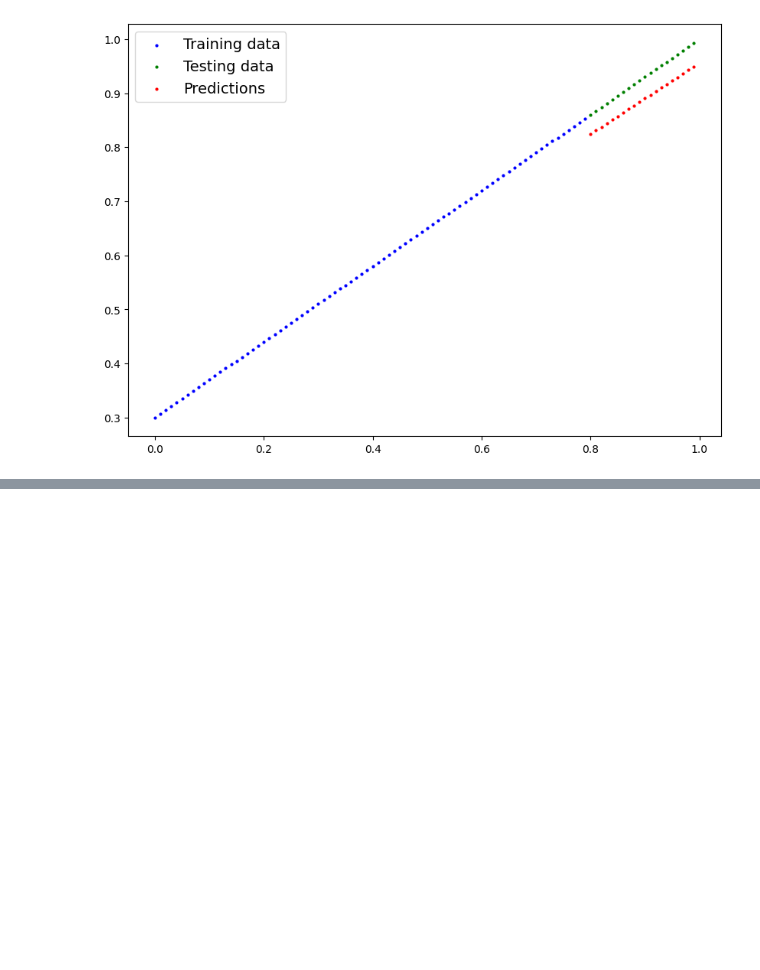
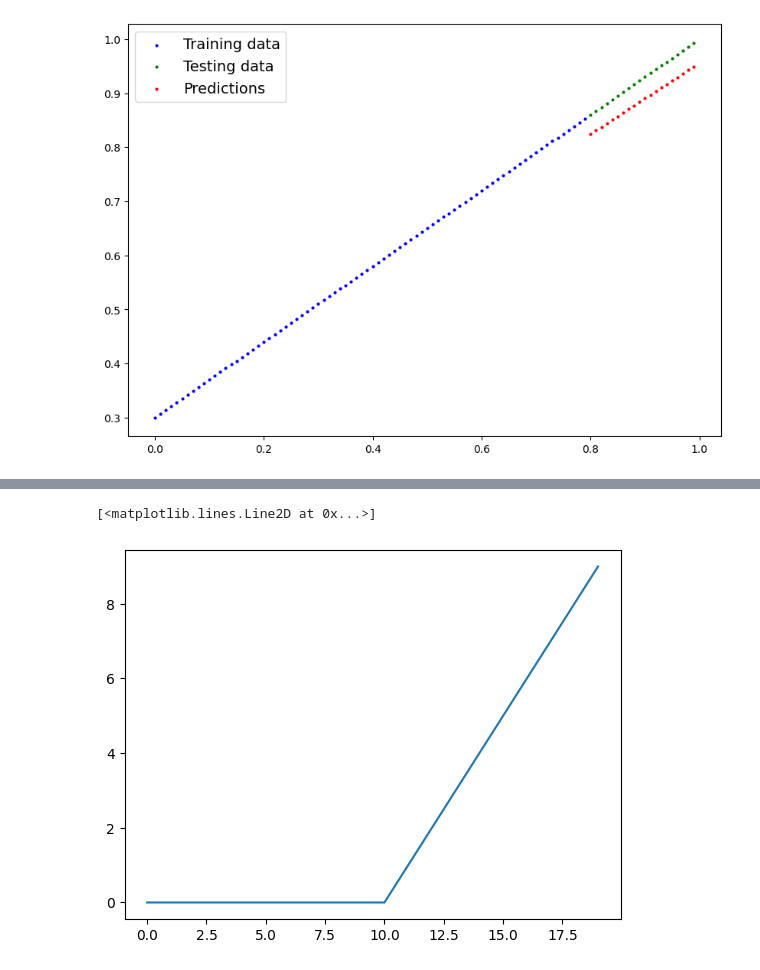
Before and after one commit to srikrish2812/pytorch_practice, a Jupyter notebook: torch_2_classification.ipynb, the cells around one changed output, grey strips where cells are left out. Saved outputs shown, nothing was run; the diff lists cells and outputs as text; code cells hidden in the pictures; blank space fills up the shorter version.

```diff
--- a/torch_2_classification.ipynb
+++ b/torch_2_classification.ipynb
@@ -598,0 +759,7 @@ plot_predictions(
+# %%
+def relu(x):
+    return torch.maximum(torch.tensor(0), x)
+plt.plot(relu(A))
+# %% [output]
+[<matplotlib.lines.Line2D at 0x...>]
+[figure, added]
```
Also changed, not shown: parts of 25 cells of this notebook.
